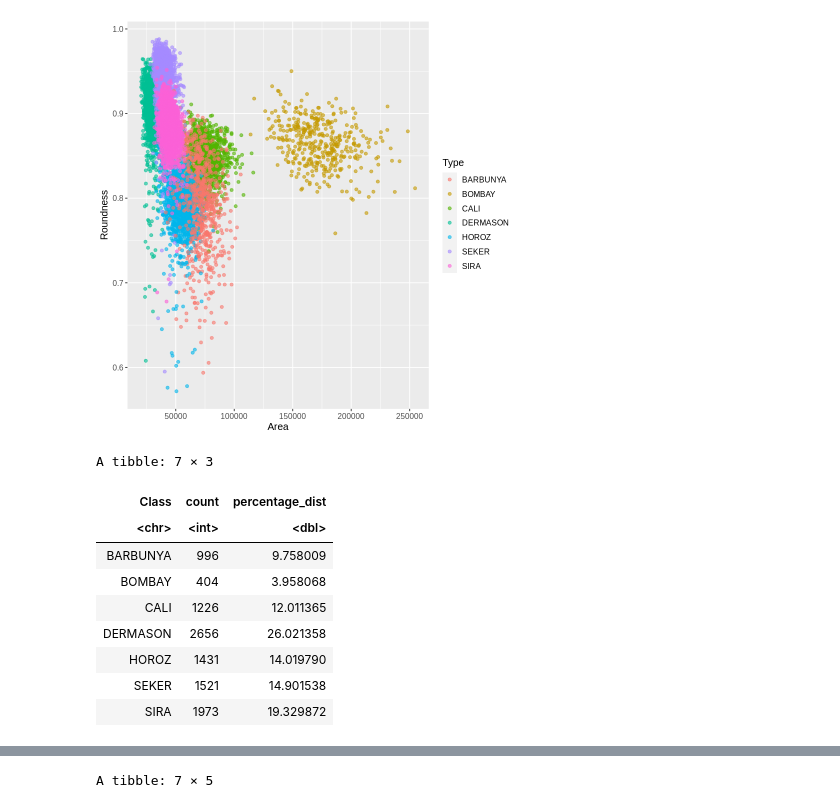
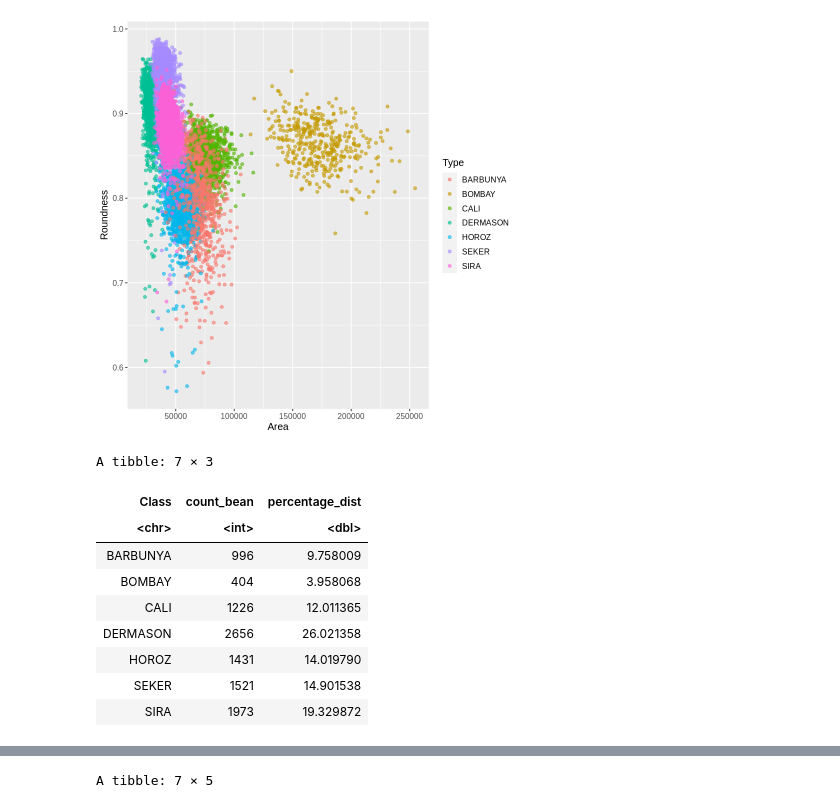
Before and after one commit to emeraldnqa/Bean-Type-Classfiifcation, a Jupyter notebook: proposal code.ipynb, the cells around one changed output, grey strips where cells are left out. Saved outputs shown, nothing was run; the diff lists cells and outputs as text; code cells hidden in the pictures.

```diff
--- a/proposal code.ipynb
+++ b/proposal code.ipynb
@@ -88,13 +88,13 @@ area_ecc
 # %%
 #Summarize training dataset
 bean_class_dist <- bean_train |>
                 group_by(Class)|>
-                summarize(count = n()) |>
-                mutate(percentage_dist = 100*count/nrow(bean_train))
+                summarize(count_bean = n()) |>
+                mutate(percentage_dist = 100*count_bean/nrow(bean_train))
 bean_class_dist
 # %% [output]
 A tibble: 7 × 3
-| Class | count | percentage_dist |
+| Class | count_bean | percentage_dist |
 | <chr> | <int> | <dbl> |
 | BARBUNYA | 996 | 9.758009 |
 | BOMBAY | 404 | 3.958068 |
```
Also changed, not shown: parts of 6 cells of this notebook.
